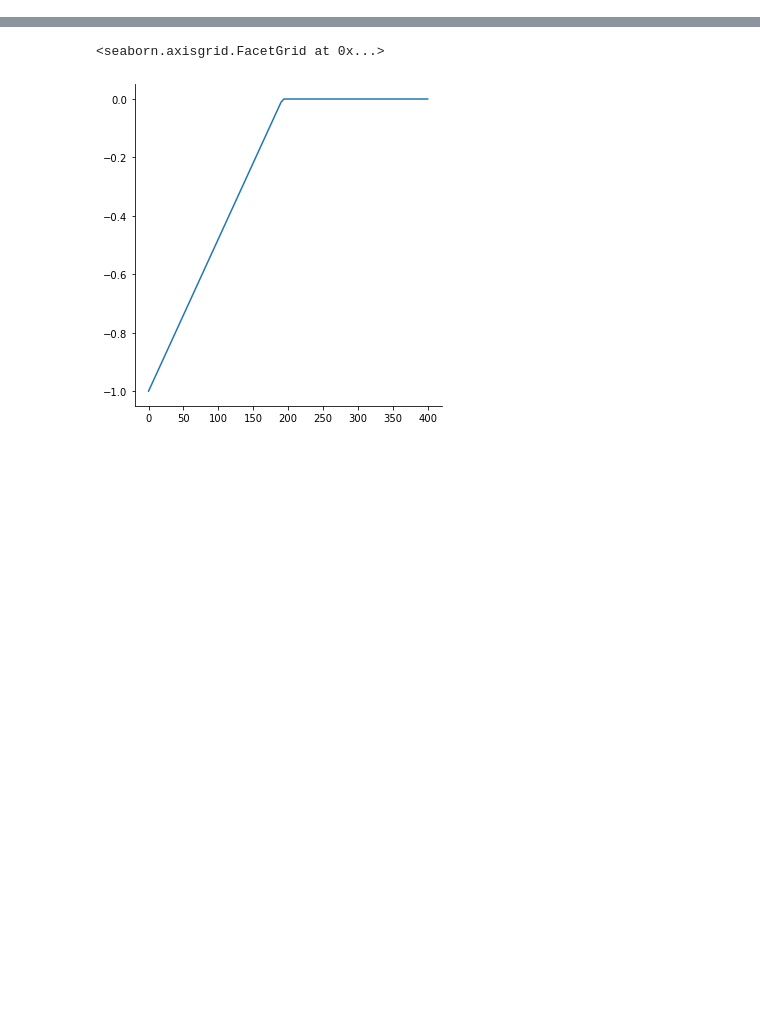
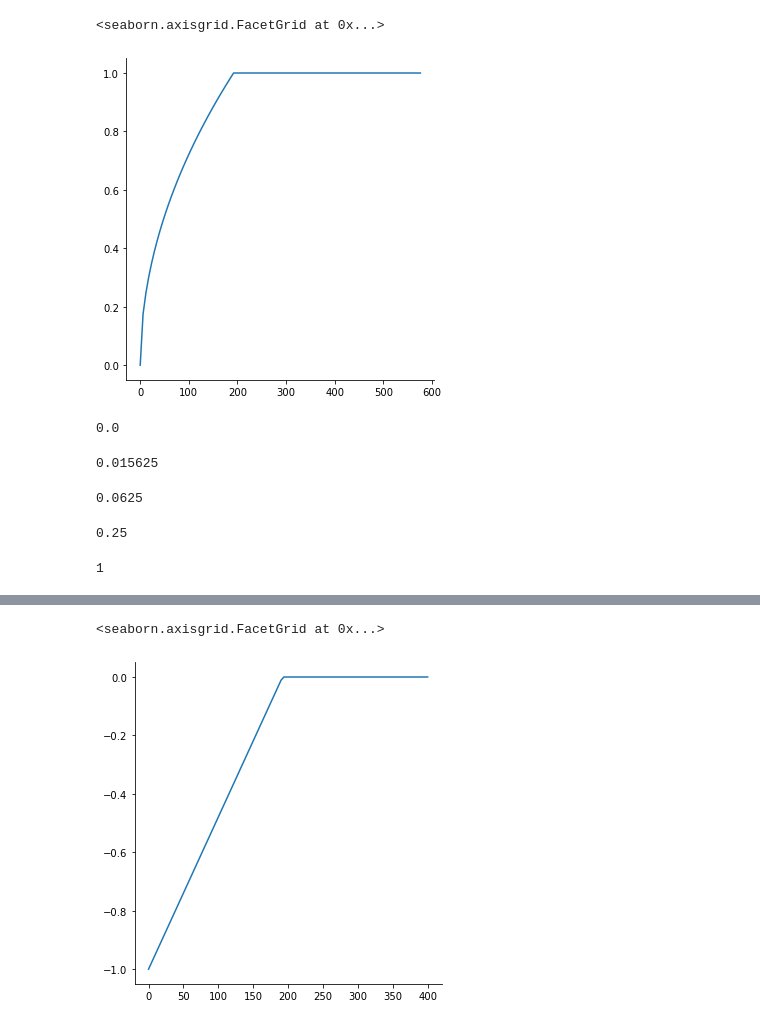
Before and after one commit to Christos-14/gym-ACAS2D, a Jupyter notebook: rewards.ipynb, the cells around one changed output, grey strips where cells are left out. Saved outputs shown, nothing was run; the diff lists cells and outputs as text; code cells hidden in the pictures; blank space fills up the shorter version.

```diff
--- a/rewards.ipynb
+++ b/rewards.ipynb
@@ -24,0 +86,28 @@ d_separation_max = np.sqrt(WIDTH**2 + HEIGHT**2) + (2 * (AIRSPEED / FPS) * MAX_S
+# %%
+s_values = np.linspace(0, 3*SAFE_RADIUS, 100)
+rs_values = np.array([separation_reward_05(s) for s in s_values])
+# %%
+sns.relplot(x = s_values, y=rs_values, kind='line')
+# %% [output]
+<seaborn.axisgrid.FacetGrid at 0x...>
+[figure, added]
+# %%
+separation_reward(0)
+# %% [output]
+0.0
+# %%
+separation_reward(COLLISION_RADIUS)
+# %% [output]
+0.015625
+# %%
+separation_reward(2*COLLISION_RADIUS)
+# %% [output]
+0.0625
+# %%
+separation_reward(SAFE_RADIUS)
+# %% [output]
+0.25
+# %%
+separation_reward(2*SAFE_RADIUS)
+# %% [output]
+1
```
Also changed, not shown: parts of 39 cells of this notebook, 5 other files.
